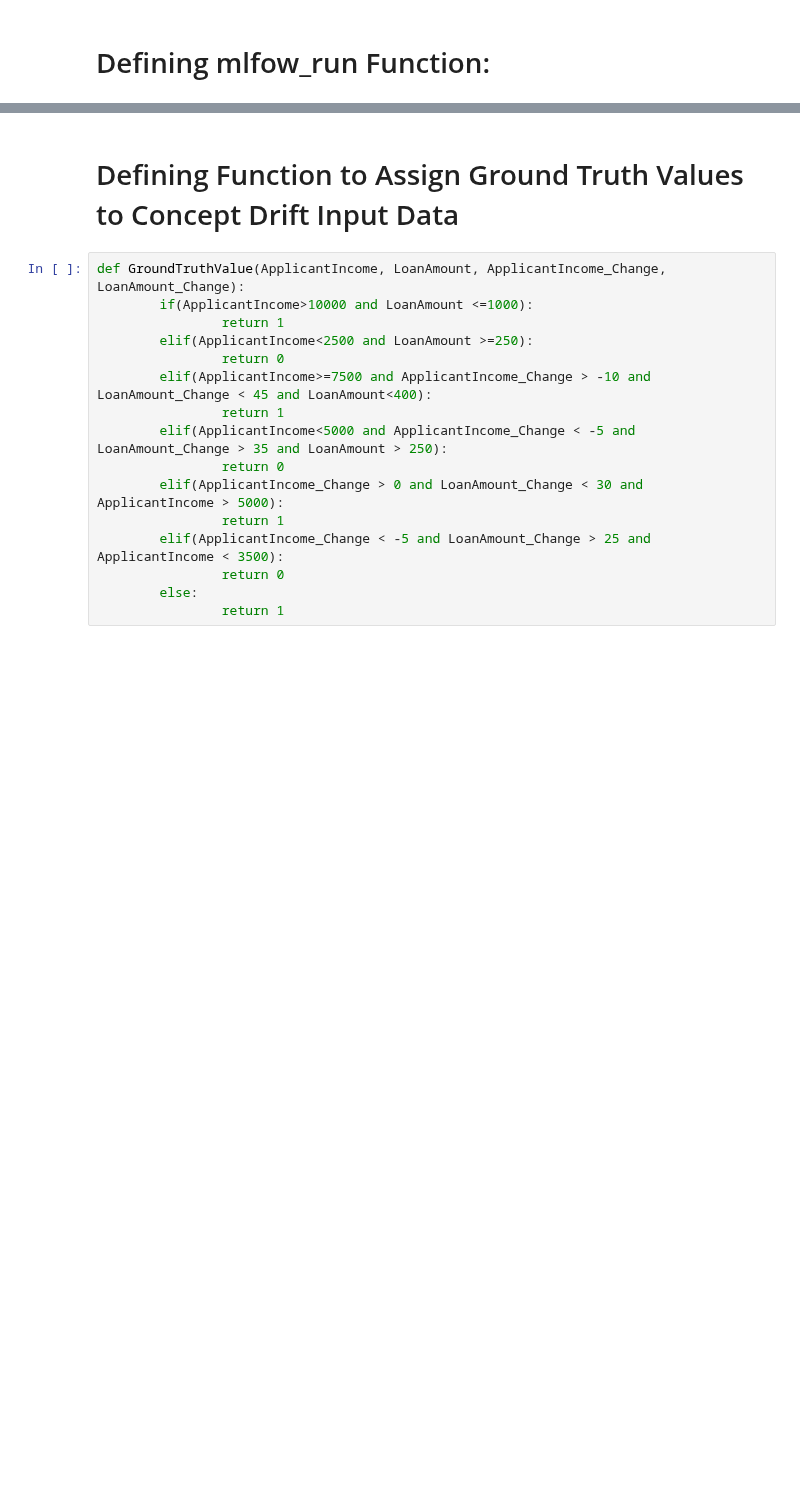
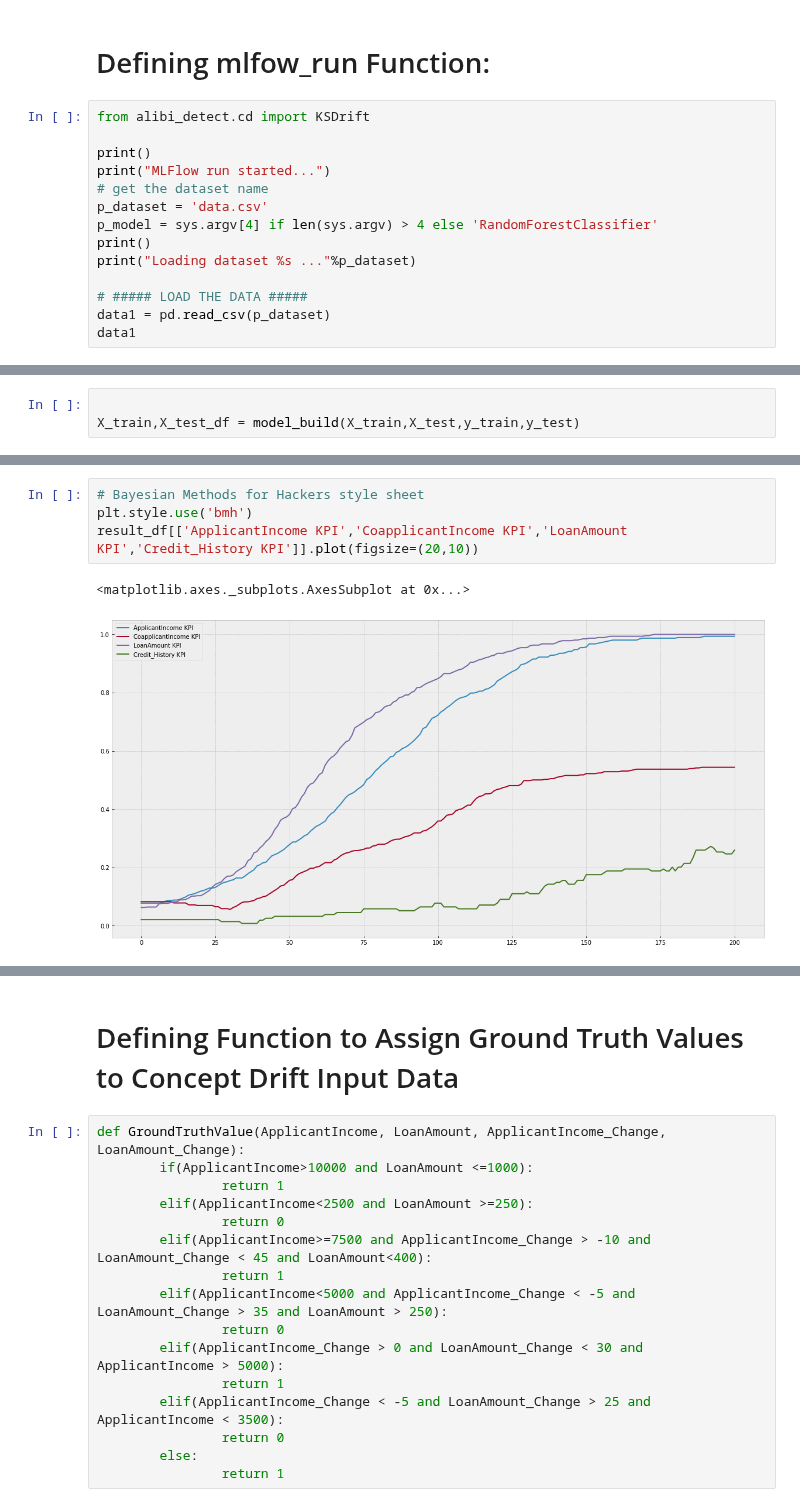
Before and after one commit to dolmani38/drift, a Jupyter notebook: Monitoring Data and Model Drift in your MLOps pipeline_수정2.ipynb, the cells around one changed output, grey strips where cells are left out. Drawn from its saved outputs; the diff is of its cells as text; blank space fills up the shorter version.

```diff
--- a/Monitoring Data and Model Drift in your MLOps pipeline_수정2.ipynb
+++ b/Monitoring Data and Model Drift in your MLOps pipeline_수정2.ipynb
@@ -72,2 +78,16 @@ pandas.util.testing is deprecated. Use the functions in the public API at pandas
 # %% [markdown]
 # Defining mlfow_run Function:
+# %%
+from alibi_detect.cd import KSDrift
+
+print()
+print("MLFlow run started...")
+# get the dataset name
+p_dataset = 'data.csv'
+p_model = sys.argv[4] if len(sys.argv) > 4 else 'RandomForestClassifier'
+print()
+print("Loading dataset %s ..."%p_dataset)
+
+# ##### LOAD THE DATA #####
+data1 = pd.read_csv(p_dataset)
+data1
@@ -231,0 +218,3 @@ def create_mlflow_run():
+# %%
+
+X_train,X_test_df = model_build(X_train,X_test,y_train,y_test)
@@ -231,0 +369,7 @@ def create_mlflow_run():
+# %%
+# Bayesian Methods for Hackers style sheet
+plt.style.use('bmh')
+result_df[['ApplicantIncome KPI','CoapplicantIncome KPI','LoanAmount KPI','Credit_History KPI']].plot(figsize=(20,10))
+# %% [output]
+<matplotlib.axes._subplots.AxesSubplot at 0x...>
+[figure, added]
```
Also changed, not shown: parts of 11 cells of this notebook.
